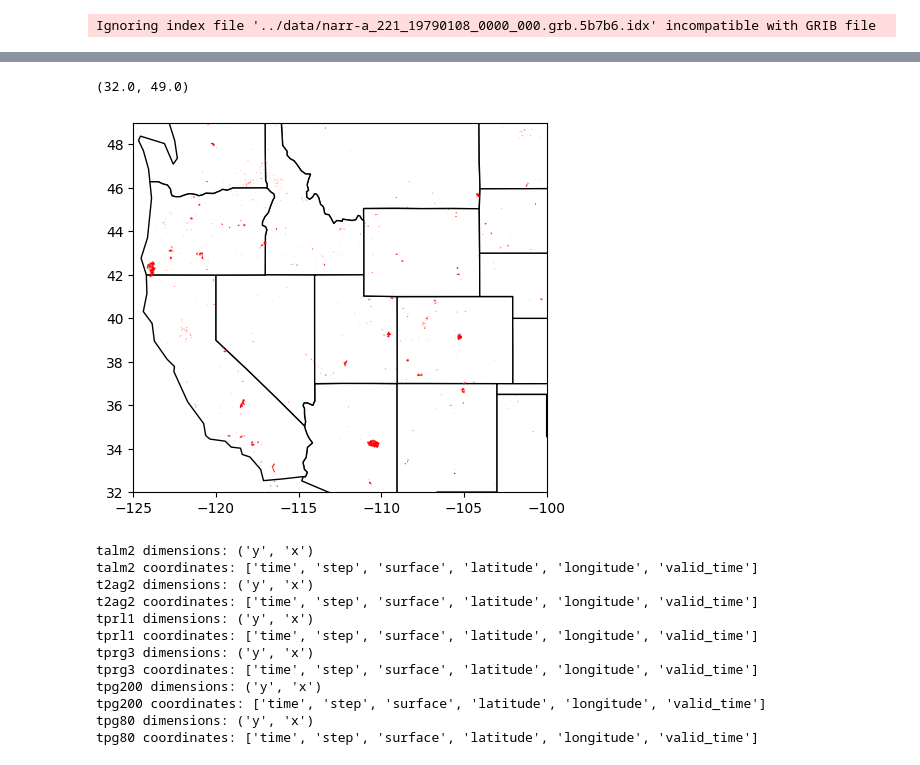
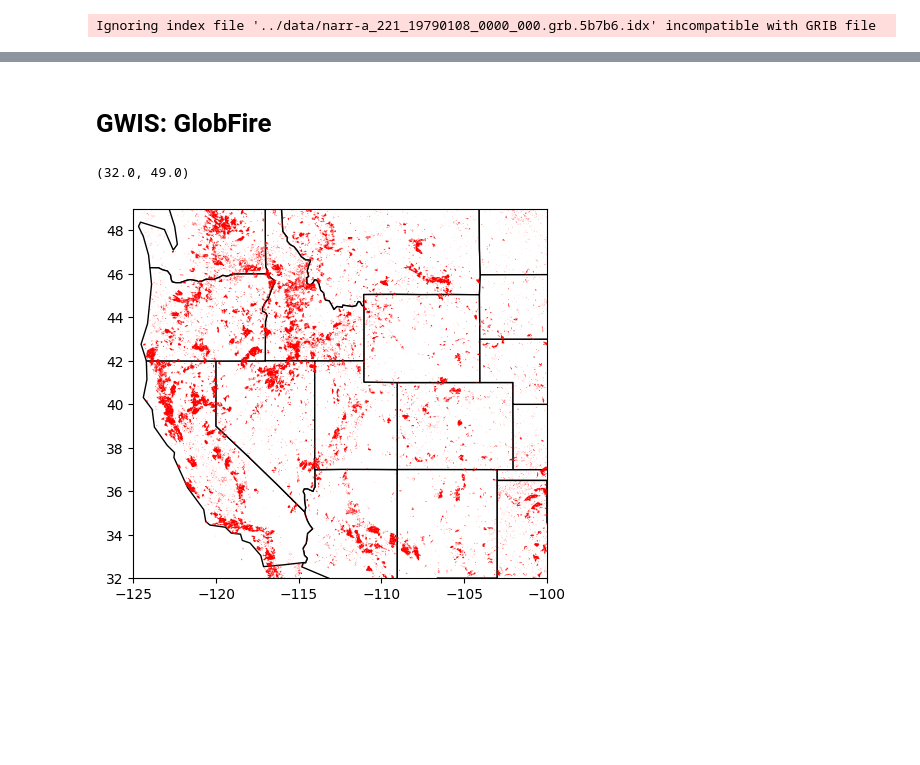
Before and after one commit to cloud-seeding/EDA, a Jupyter notebook: eliot_eda.ipynb, the cells around one changed output, grey strips where cells are left out. Drawn from its saved outputs; the diff is of its cells as text; code cells hidden in the pictures; blank space fills up the shorter version.

Commit message:
concat'ing all globgeo into one file

```diff
--- a/eliot_eda.ipynb
+++ b/eliot_eda.ipynb
@@ -90,28 +55,36 @@ print(west)
+# %% [markdown]
+# GWIS: GlobFire
+# %%
+#Combining all the years into one .shp; this will take about 5 minutes to run
+
+western_us_bounds = {
+    "min_longitude": -125,
+    "max_longitude": -100,
+    "min_latitude": 32,
+    "max_latitude": 49
+}
+
+main = gpd.read_file('../data/globfire/original_globfire_filtered_2002.shp').to_crs(epsg=4326).cx[
+    western_us_bounds["min_longitude"]:western_us_bounds["max_longitude"],
+    western_us_bounds["min_latitude"]:western_us_bounds["max_latitude"]]
+
+for year in np.arange(2003,2024):
+    print(year)
+    temp = gpd.read_file(f"../data/globfire/original_globfire_filtered_{year}.shp")
+    temp = temp.to_crs(epsg=4326).cx[
+        western_us_bounds["min_longitude"]:western_us_bounds["max_longitude"],
+        western_us_bounds["min_latitude"]:western_us_bounds["max_latitude"]]
+    main = pd.concat([main,temp])
+
+main.to_file("../data/full_globfire.shp")
 # %%
-states = gpd.read_file('/Users/eliotcarlson/Downloads/state_borders/ne_110m_admin_1_states_provinces.shp')
+states = gpd.read_file('../data/state_borders/ne_110m_admin_1_states_provinces.shp')
 
 ax = states.plot(color='white', edgecolor='black')
 
-west.plot(ax=ax,color="red",markersize = west["area_ha"]/np.max(west["area_ha"]))
+main.plot(ax=ax,color="red",markersize = main["area_ha"]/np.max(main["area_ha"]))
 ax.set_xlim([-125,-100])
 ax.set_ylim([32,49])
 # %% [output]
 (32.0, 49.0)
-[figure, old version]
+[figure, new version]
-# %%
-for var_name, var_data in ds.data_vars.items():
-    print(f"{var_name} dimensions: {var_data.dims}")
-    print(f"{var_name} coordinates: {list(var_data.coords)}")
-# %% [output]
-talm2 dimensions: ('y', 'x')
-talm2 coordinates: ['time', 'step', 'surface', 'latitude', 'longitude', 'valid_time']
-t2ag2 dimensions: ('y', 'x')
-t2ag2 coordinates: ['time', 'step', 'surface', 'latitude', 'longitude', 'valid_time']
-tprl1 dimensions: ('y', 'x')
-tprl1 coordinates: ['time', 'step', 'surface', 'latitude', 'longitude', 'valid_time']
-tprg3 dimensions: ('y', 'x')
-tprg3 coordinates: ['time', 'step', 'surface', 'latitude', 'longitude', 'valid_time']
-tpg200 dimensions: ('y', 'x')
-tpg200 coordinates: ['time', 'step', 'surface', 'latitude', 'longitude', 'valid_time']
-tpg80 dimensions: ('y', 'x')
-tpg80 coordinates: ['time', 'step', 'surface', 'latitude', 'longitude', 'valid_time']
```
Also changed, not shown: parts of 4 cells of this notebook.
